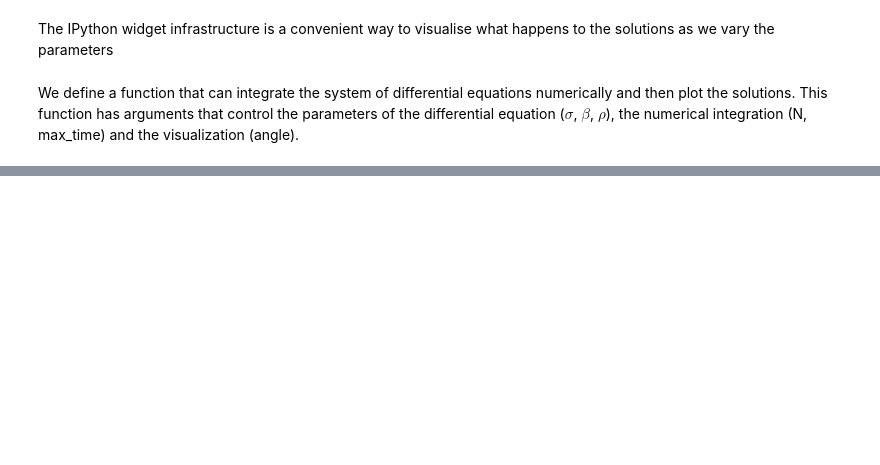
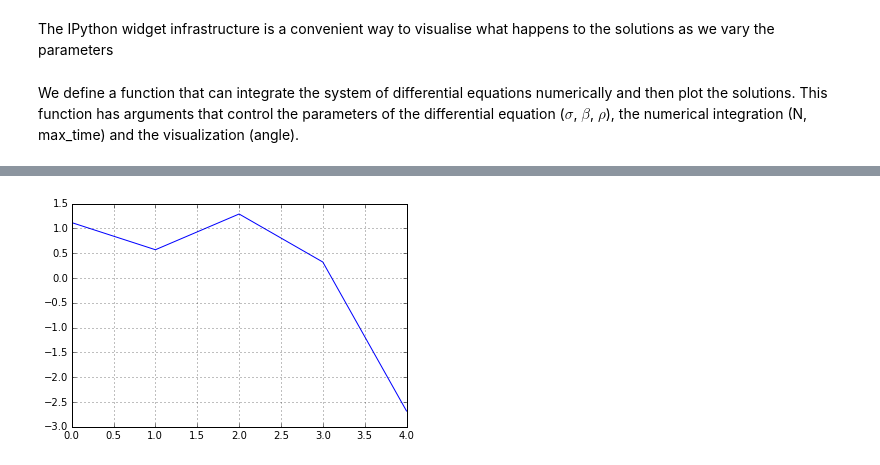
Before and after one commit to nicolasfauchereau/Python-for-data-analysis-and-visualisation, a Jupyter notebook: session_2/notebooks/IPython_widgets.ipynb, the cells around one changed output, grey strips where cells are left out. Cells and saved outputs as stored; diff of their text form; code cells hidden in the pictures; blank space fills up the shorter version.

```diff
--- a/session_2/notebooks/IPython_widgets.ipynb
+++ b/session_2/notebooks/IPython_widgets.ipynb
@@ -143,0 +172,9 @@ display(w)
+# %%
+def plot_df(label):
+    xdf[label].plot()
+# %%
+w = interactive(plot_df, label=['A','B'])
+# %%
+display(w)
+# %% [output]
+[figure, added]
```
Also changed, not shown: parts of 12 cells of this notebook, 4 other files.
